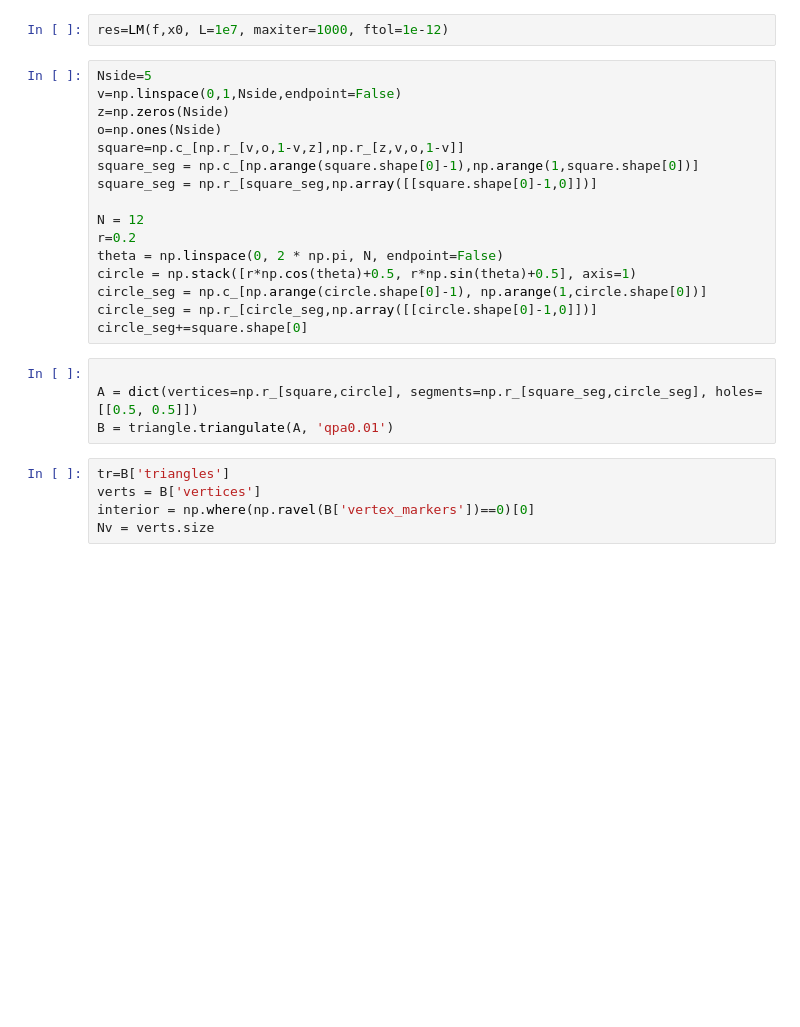
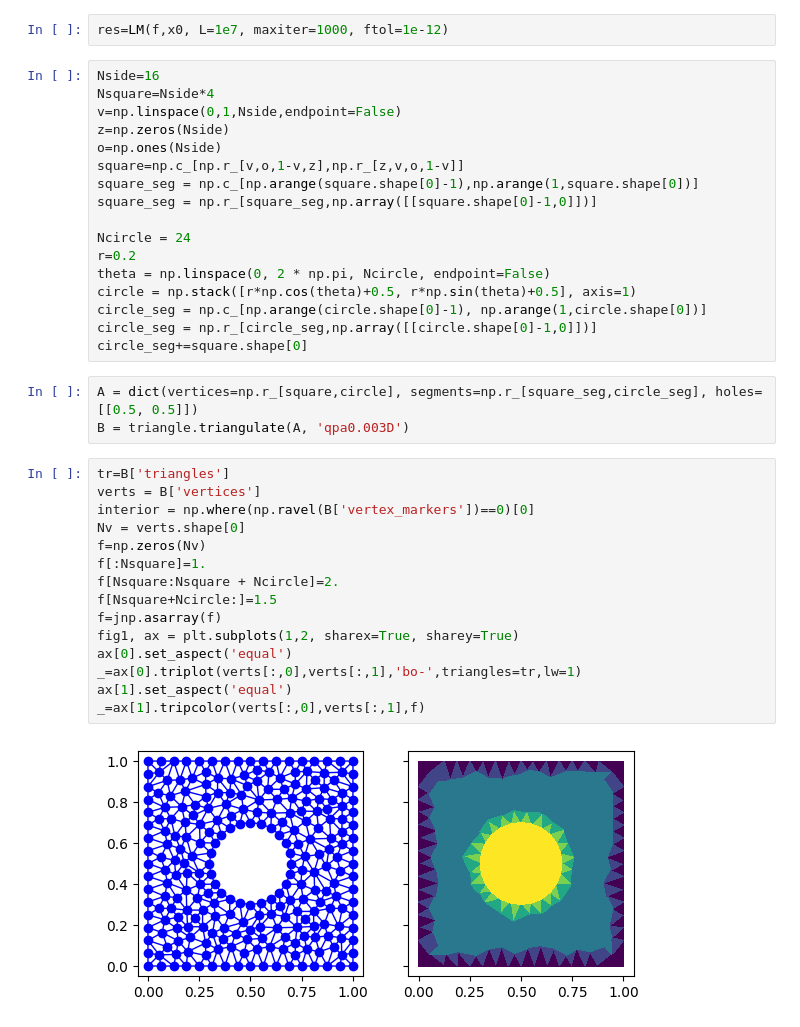
Before and after one commit to chetools/sparseLM, a Jupyter notebook: spareLM/test.ipynb, the cells around one changed output. Drawn from its saved outputs; the diff is of its cells as text; blank space fills up the shorter version.

```diff
--- a/spareLM/test.ipynb
+++ b/spareLM/test.ipynb
@@ -31,7 +26,8 @@ def f(x):
 # %%
 res=LM(f,x0, L=1e7, maxiter=1000, ftol=1e-12)
 # %%
-Nside=5
+Nside=16
+Nsquare=Nside*4
 v=np.linspace(0,1,Nside,endpoint=False)
 z=np.zeros(Nside)
 o=np.ones(Nside)
@@ -39,22 +35,33 @@ square=np.c_[np.r_[v,o,1-v,z],np.r_[z,v,o,1-v]]
 square_seg = np.c_[np.arange(square.shape[0]-1),np.arange(1,square.shape[0])]
 square_seg = np.r_[square_seg,np.array([[square.shape[0]-1,0]])]
 
-N = 12
+Ncircle = 24
 r=0.2
-theta = np.linspace(0, 2 * np.pi, N, endpoint=False)
+theta = np.linspace(0, 2 * np.pi, Ncircle, endpoint=False)
 circle = np.stack([r*np.cos(theta)+0.5, r*np.sin(theta)+0.5], axis=1)
 circle_seg = np.c_[np.arange(circle.shape[0]-1), np.arange(1,circle.shape[0])]
 circle_seg = np.r_[circle_seg,np.array([[circle.shape[0]-1,0]])]
 circle_seg+=square.shape[0]
 # %%
-
 A = dict(vertices=np.r_[square,circle], segments=np.r_[square_seg,circle_seg], holes=[[0.5, 0.5]])
-B = triangle.triangulate(A, 'qpa0.01')
+B = triangle.triangulate(A, 'qpa0.003D')
-# %%
-tr=B['triangles']
-verts = B['vertices']
-interior = np.where(np.ravel(B['vertex_markers'])==0)[0]
-Nv = verts.size
+# %%
+tr=B['triangles']
+verts = B['vertices']
+interior = np.where(np.ravel(B['vertex_markers'])==0)[0]
+Nv = verts.shape[0]
+f=np.zeros(Nv)
+f[:Nsquare]=1.
+f[Nsquare:Nsquare + Ncircle]=2.
+f[Nsquare+Ncircle:]=1.5
+f=jnp.asarray(f)
+fig1, ax = plt.subplots(1,2, sharex=True, sharey=True)
+ax[0].set_aspect('equal')
+_=ax[0].triplot(verts[:,0],verts[:,1],'bo-',triangles=tr,lw=1)
+ax[1].set_aspect('equal')
+_=ax[1].tripcolor(verts[:,0],verts[:,1],f)
+# %% [output]
+[figure, added]
 # %%
 def get_neighbors(i):
     return np.setdiff1d(np.unique(np.ravel(tr[np.where(tr==i)[0]])),i)
```
Also changed, not shown: parts of 7 cells of this notebook.
